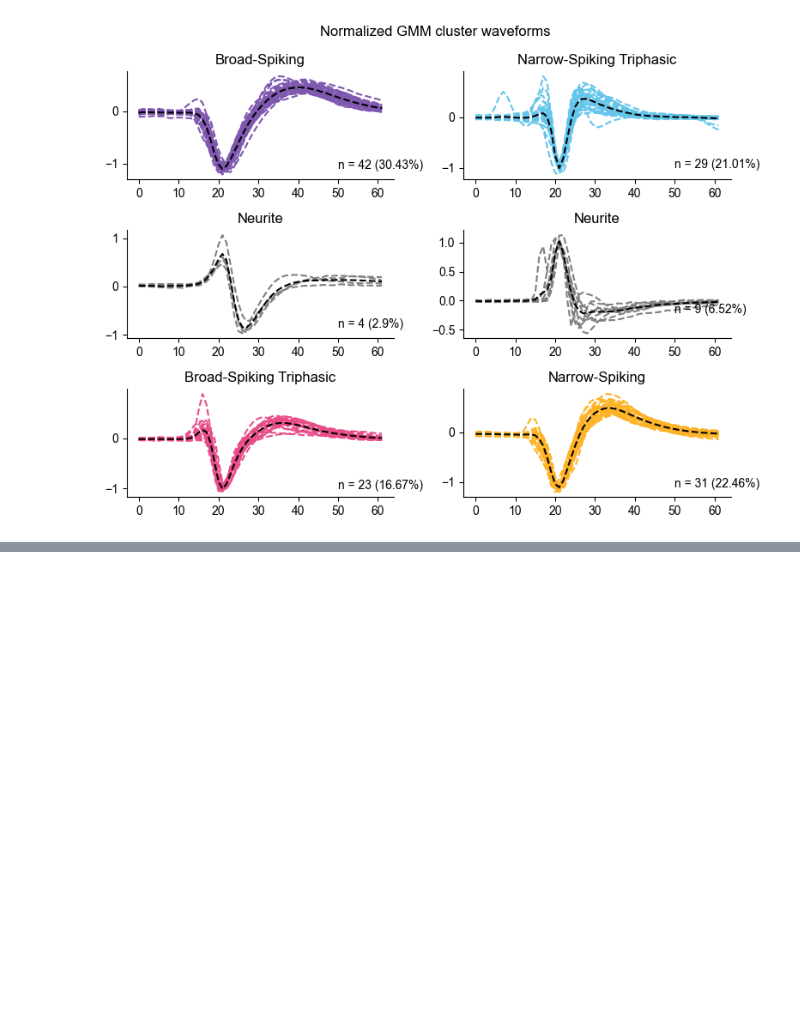
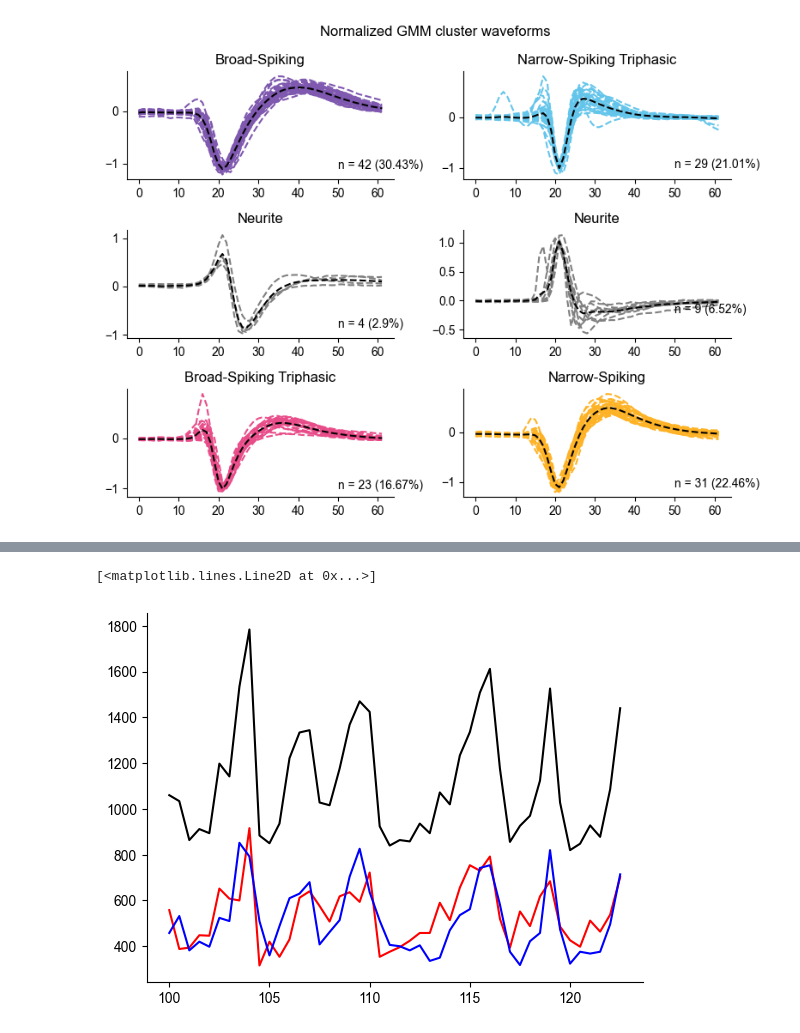
Before and after one commit to mateouma/fpp-npx, a Jupyter notebook: bsns_testing.ipynb, the cells around one changed output, grey strips where cells are left out. Cells and saved outputs as stored; diff of their text form; code cells hidden in the pictures; blank space fills up the shorter version.

```diff
--- a/bsns_testing.ipynb
+++ b/bsns_testing.ipynb
@@ -212,0 +265,8 @@ plt.show()
+# %%
+fr_t = np.arange(time_window[0], time_window[1], 0.5)
+plt.plot(fr_t, bsns_frs[0] + bsns_frs[4], color='red')
+plt.plot(fr_t, bsns_frs[1] + bsns_frs[5], color='blue')
+plt.plot(fr_t, pop_frs, color='k')
+# %% [output]
+[<matplotlib.lines.Line2D at 0x...>]
+[figure, added]
```
Also changed, not shown: parts of 34 cells of this notebook, 41 other files.
